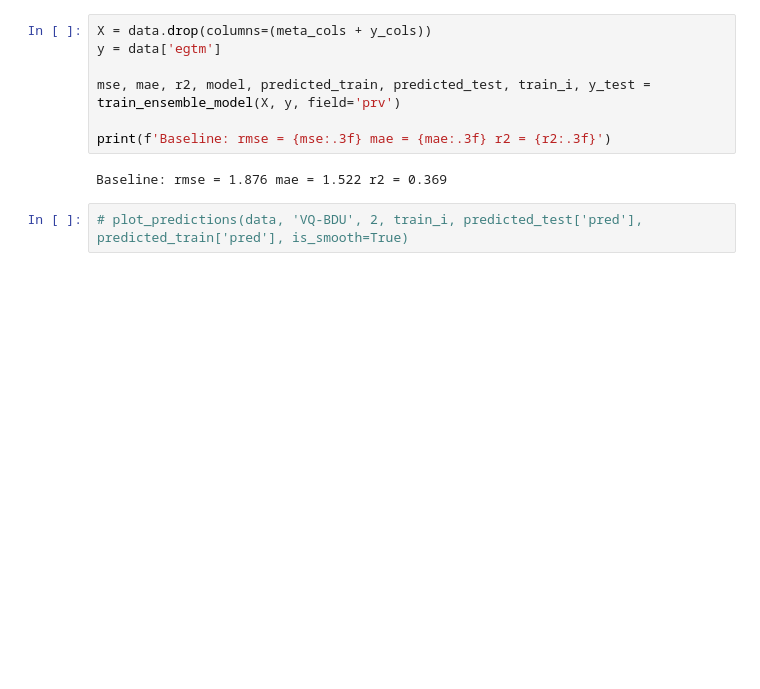
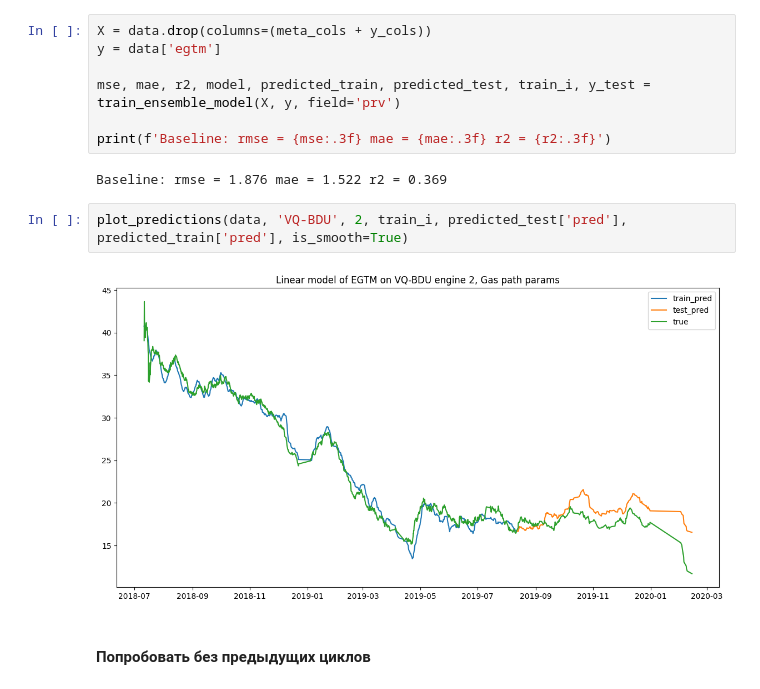
Before and after one commit to skeptlk/ecm, a Jupyter notebook: ex6_nai.ipynb, the cells around one changed output. Cells and saved outputs as stored; diff of their text form; blank space fills up the shorter version.

```diff
--- a/ex6_nai.ipynb
+++ b/ex6_nai.ipynb
@@ -101,4 +103,8 @@ print(f'Baseline: rmse = {mse:.3f} mae = {mae:.3f} r2 = {r2:.3f}')
 # %% [output]
 Baseline: rmse = 1.876 mae = 1.522 r2 = 0.369
 # %%
-# plot_predictions(data, 'VQ-BDU', 2, train_i, predicted_test['pred'], predicted_train['pred'], is_smooth=True)
+plot_predictions(data, 'VQ-BDU', 2, train_i, predicted_test['pred'], predicted_train['pred'], is_smooth=True)
+# %% [output]
+[figure, added]
+# %% [markdown]
+#### Попробовать без предыдущих циклов
```
Also changed, not shown: parts of 7 cells of this notebook, 1 other file.
